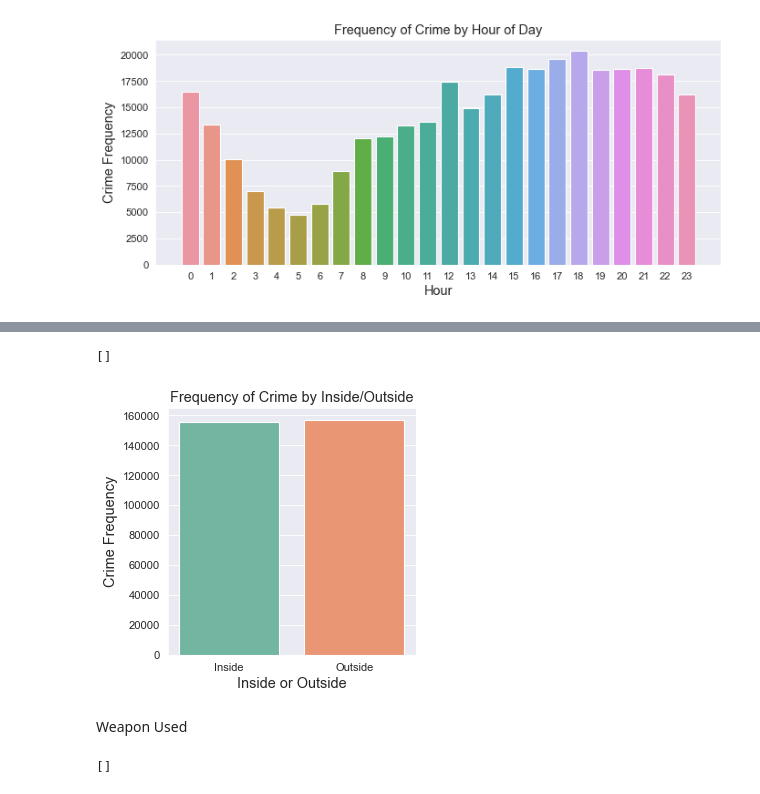
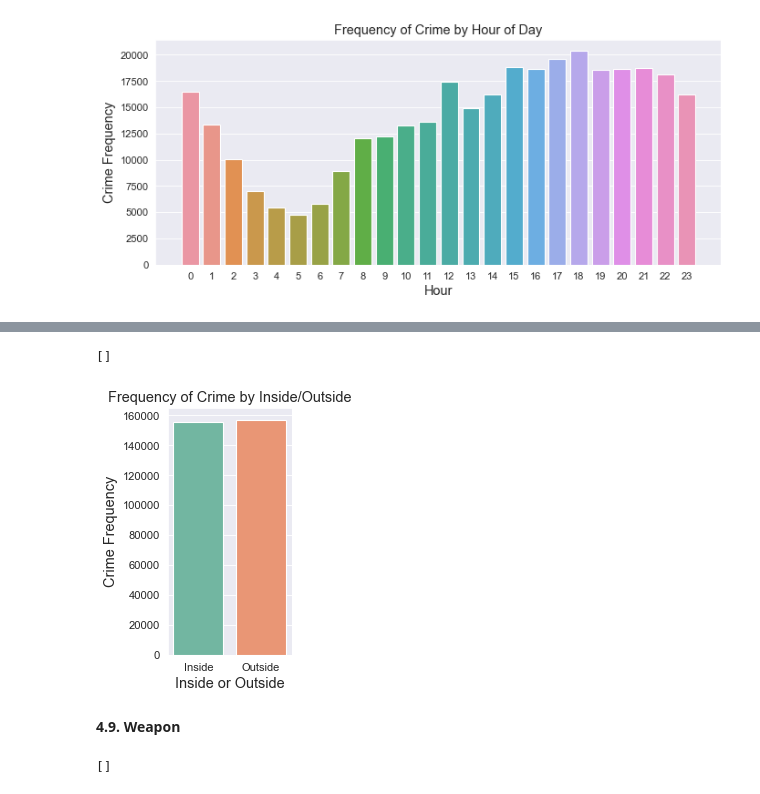
Before and after one commit to novay/crime-dbscan, a Jupyter notebook: 03-visualization.ipynb, the cells around one changed output, grey strips where cells are left out. Drawn from its saved outputs; the diff is of its cells as text; code cells hidden in the pictures.

```diff
--- a/03-visualization.ipynb
+++ b/03-visualization.ipynb
@@ -247,16 +218,16 @@ Inside/Outside
 # %%
-plt.figure(figsize=(4,4), dpi=80)
+plt.figure(figsize=(2,4), dpi=80)
 
 plt.title('Frequency of Crime by Inside/Outside', fontsize=13)
 ax = sns.countplot(x = 'Inside_Outside', data = df)
 plt.ylabel("Crime Frequency", fontsize=13)
 plt.xlabel('Inside or Outside', fontsize=13)
 plt.plot()
 # %% [output]
 []
-[figure, old version]
+[figure, new version]
-# %% [markdown]
-Weapon Used
+# %% [markdown]
+**4.9. Weapon**
 # %%
 plt.figure(figsize=(5,4), dpi=80)
 
```
Also changed, not shown: parts of 60 cells of this notebook.
